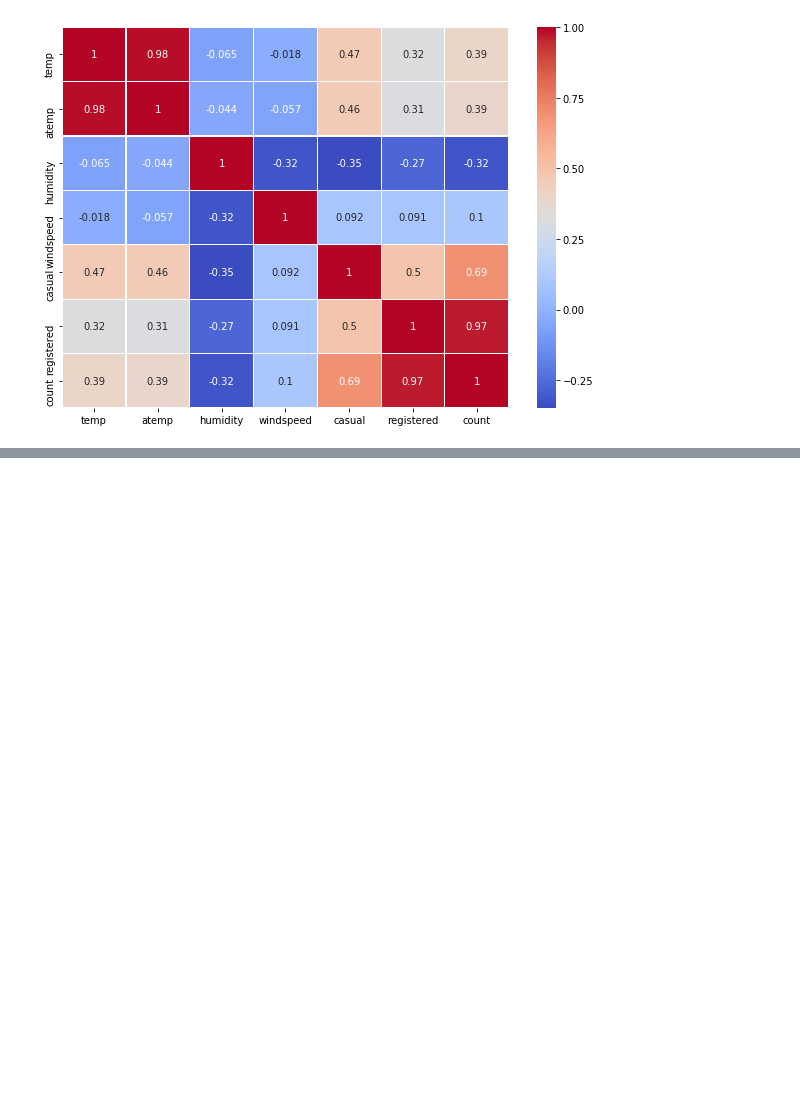
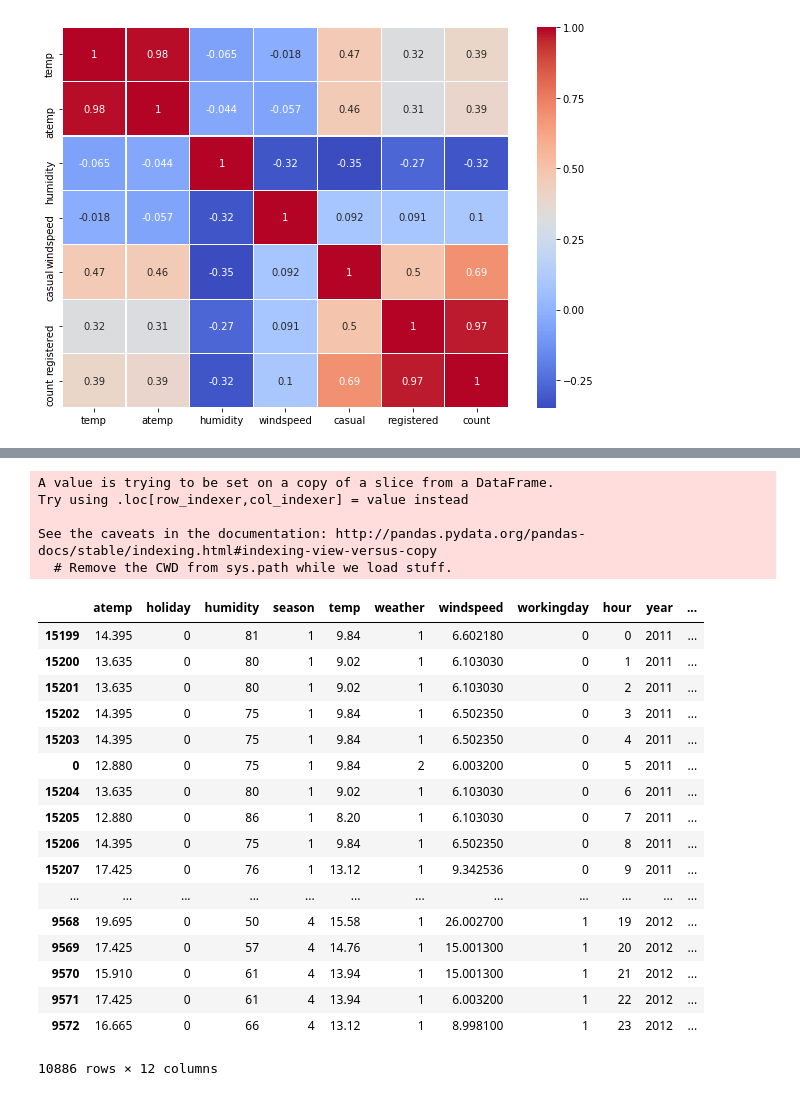
Before and after one commit to samileyang/bikesharing, a Jupyter notebook: bikesharing for ML.ipynb, the cells around one changed output, grey strips where cells are left out. Drawn from its saved outputs; the diff is of its cells as text; code cells hidden in the pictures; blank space fills up the shorter version.

```diff
--- a/bikesharing for ML.ipynb
+++ b/bikesharing for ML.ipynb
@@ -97,0 +125,58 @@ sns.heatmap(tc, annot = True, cmap = 'coolwarm', linecolor = 'white', linewidths
+# %%
+from sklearn.ensemble import RandomForestRegressor
+
+dataWind0 = data[data["windspeed"]==0]
+dataWindNot0 = data[data["windspeed"]!=0]
+rfModel_wind = RandomForestRegressor()
+windColumns = ["season","weather","humidity","month","temp","year","atemp"]
+rfModel_wind.fit(dataWindNot0[windColumns], dataWindNot0["windspeed"])
+
+wind0Values = rfModel_wind.predict(X= dataWind0[windColumns])
+dataWind0["windspeed"] = wind0Values
+data = dataWindNot0.append(dataWind0)
+data.reset_index(inplace=True)
+data.drop('index',inplace=True,axis=1)
+# %% [output]
+A value is trying to be set on a copy of a slice from a DataFrame.
+Try using .loc[row_indexer,col_indexer] = value instead
+
+See the caveats in the documentation: http://pandas.pydata.org/pandas-docs/stable/indexing.html#indexing-view-versus-copy
+  # Remove the CWD from sys.path while we load stuff.
+# %%
+categoricalFeatureNames = ["season","holiday","workingday","weather","weekday","month","year","hour"]
+numericalFeatureNames = ["temp","humidity","windspeed","atemp"]
+dropFeatures = ['casual',"count","datetime","date","registered"]
+# %%
+for var in categoricalFeatureNames:
+    data[var] = data[var].astype("category")
+# %%
+dataTrain = data[pd.notnull(data['count'])].sort_values(by=["datetime"])
+dataTest = data[~pd.notnull(data['count'])].sort_values(by=["datetime"])
+datetimecol = dataTest["datetime"]
+yLabels = dataTrain["count"]
+yLablesRegistered = dataTrain["registered"]
+yLablesCasual = dataTrain["casual"]
+# %%
+dataTrain  = dataTrain.drop(dropFeatures,axis=1)
+dataTest  = dataTest.drop(dropFeatures,axis=1)
+# %%
+dataTrain
+# %% [output]
+|  | atemp | holiday | humidity | season | temp | weather | windspeed | workingday | hour | year | ... |
+| 15199 | 14.395 | 0 | 81 | 1 | 9.84 | 1 | 6.602180 | 0 | 0 | 2011 | ... |
+| 15200 | 13.635 | 0 | 80 | 1 | 9.02 | 1 | 6.103030 | 0 | 1 | 2011 | ... |
+| 15201 | 13.635 | 0 | 80 | 1 | 9.02 | 1 | 6.103030 | 0 | 2 | 2011 | ... |
+| 15202 | 14.395 | 0 | 75 | 1 | 9.84 | 1 | 6.502350 | 0 | 3 | 2011 | ... |
+| 15203 | 14.395 | 0 | 75 | 1 | 9.84 | 1 | 6.502350 | 0 | 4 | 2011 | ... |
+| 0 | 12.880 | 0 | 75 | 1 | 9.84 | 2 | 6.003200 | 0 | 5 | 2011 | ... |
+| 15204 | 13.635 | 0 | 80 | 1 | 9.02 | 1 | 6.103030 | 0 | 6 | 2011 | ... |
+| 15205 | 12.880 | 0 | 86 | 1 | 8.20 | 1 | 6.103030 | 0 | 7 | 2011 | ... |
+| 15206 | 14.395 | 0 | 75 | 1 | 9.84 | 1 | 6.502350 | 0 | 8 | 2011 | ... |
+| 15207 | 17.425 | 0 | 76 | 1 | 13.12 | 1 | 9.342536 | 0 | 9 | 2011 | ... |
+| ... | ... | ... | ... | ... | ... | ... | ... | ... | ... | ... | ... |
+| 9568 | 19.695 | 0 | 50 | 4 | 15.58 | 1 | 26.002700 | 1 | 19 | 2012 | ... |
+| 9569 | 17.425 | 0 | 57 | 4 | 14.76 | 1 | 15.001300 | 1 | 20 | 2012 | ... |
+| 9570 | 15.910 | 0 | 61 | 4 | 13.94 | 1 | 15.001300 | 1 | 21 | 2012 | ... |
+| 9571 | 17.425 | 0 | 61 | 4 | 13.94 | 1 | 6.003200 | 1 | 22 | 2012 | ... |
+| 9572 | 16.665 | 0 | 66 | 4 | 13.12 | 1 | 8.998100 | 1 | 23 | 2012 | ... |
+10886 rows × 12 columns
```
Also changed, not shown: parts of 7 cells of this notebook.
